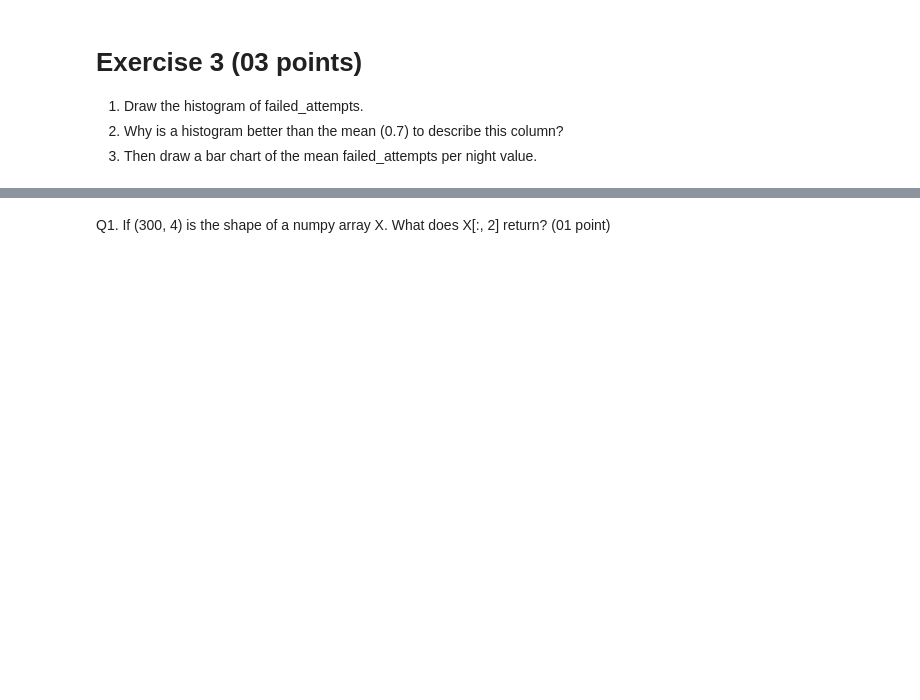
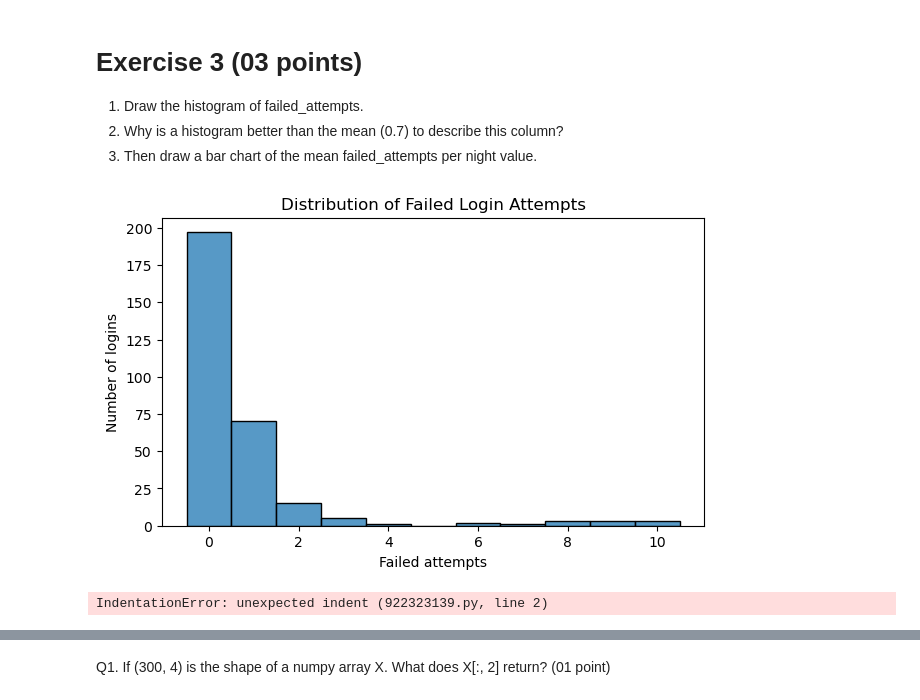
Before and after one commit to haithamxmez/MLDS, a Jupyter notebook: TP1.ipynb, the cells around one changed output, grey strips where cells are left out. Saved outputs shown, nothing was run; the diff lists cells and outputs as text; code cells hidden in the pictures; blank space fills up the shorter version.

```diff
--- a/TP1.ipynb
+++ b/TP1.ipynb
@@ -78,12 +89,15 @@ log = pd.DataFrame({"user":    rng.choice(["ali", "sara", "yacine", "nour", "kar
 # Choose randomly 12 different indexes and set 12 integer values from [5,11[ in the feature "failed_attempt"
 
 # Write your code here
+idx_failed = rng.choice(log.index, size=12, replace=False)
+log.loc[idx_failed, "failed_attempts"] = rng.integers(5, 11, size=12)
 # %%
 # Autograded cell (Failed attempts)
 # Skip it
 # %%
 # Insert 10 missing values randomly
-
+idx_missing = rng.choice(log.index, size=10, replace=False)
+log.loc[idx_missing, "duration_min"] = np.nan
 # Write your code here
 # %%
 # Auto graded cell (missing values)
@@ -110,7 +141,7 @@ log = pd.DataFrame({"user":    rng.choice(["ali", "sara", "yacine", "nour", "kar
 3. Add a column long_session equal to 1 when duration_min is above 30.
 # %%
 # Write your code here
-# log['long_session'] = ...
+log["long_session"] = (log["duration_min"] > 30).astype(int)
 # %%
 # Autograded cell - Skip it
 # %% [markdown]
@@ -124,3 +152,14 @@ log = pd.DataFrame({"user":    rng.choice(["ali", "sara", "yacine", "nour", "kar
+# %%
+# Draw the histogram of failed_attempts.
+# Write your code here
+plt.figure(figsize=(7, 4))
+sns.histplot(data=log, x="failed_attempts", bins=range(0, int(log["failed_attempts"].max()) + 2), discrete=True)
+plt.title("Distribution of Failed Login Attempts")
+plt.xlabel("Failed attempts")
+plt.ylabel("Number of logins")
+plt.show()
+# %% [output]
+[figure, added]
 # %%
 # Auto-graded cell - Skip it...
 # %%
@@ -131,4 +170,6 @@ log = pd.DataFrame({"user":    rng.choice(["ali", "sara", "yacine", "nour", "kar
     D: The mean cannot be calculated for numeric values.
 # %%
 # Write your code here
-# answer_q2 = ...
+ answer_q2 ="B"
+# %% [output]
+IndentationError: unexpected indent (922323139.py, line 2)
```
Also changed, not shown: parts of 18 cells of this notebook.
